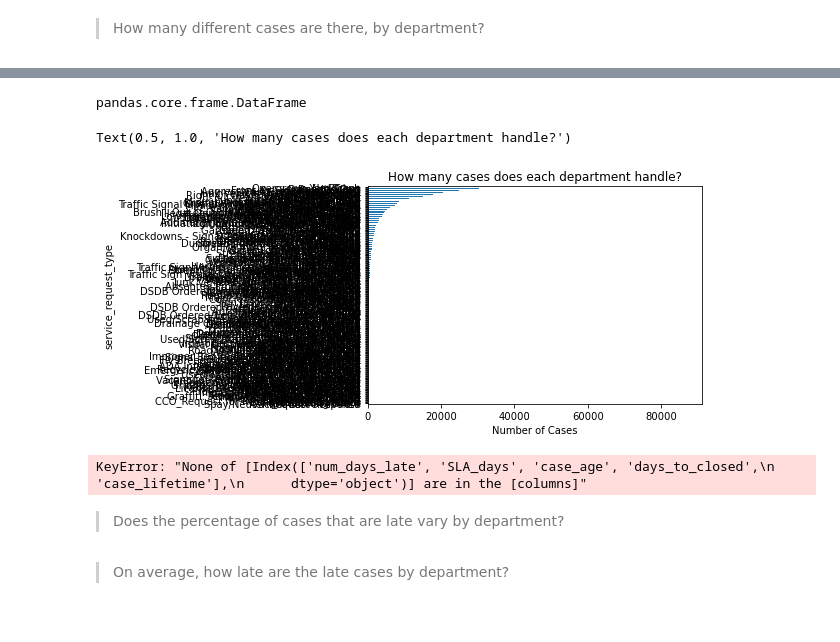
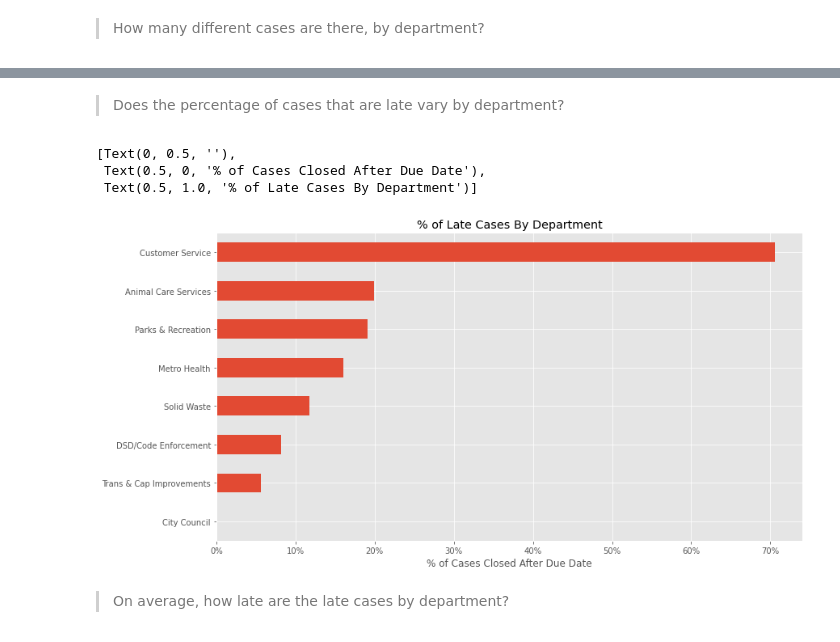
Before and after one commit to randyfrench/spark-exercises, a Jupyter notebook: explore.ipynb, the cells around one changed output, grey strips where cells are left out. Cells and saved outputs as stored; diff of their text form; code cells hidden in the pictures.

```diff
--- a/explore.ipynb
+++ b/explore.ipynb
@@ -81,36 +53,26 @@ the_pandas_dataframe_we_know_and_love
-# %%
-type(the_pandas_dataframe_we_know_and_love)
-# %% [output]
-pandas.core.frame.DataFrame
-# %%
-(
-    df.groupBy("service_request_type")
-    .count() # aggregate with spark
-    .toPandas() # converts to a pandas dataframe
-    .set_index('service_request_type')
-    ['count'] # a single pandas series
-    .sort_values()
-    .plot.barh() # pandas built-in plotting
-)
-plt.xlabel('Number of Cases')
-plt.title('How many cases does each department handle?')
-# %% [output]
-Text(0.5, 1.0, 'How many cases does each department handle?')
-[figure, removed]
-# %%
-numeric_cols = [
-    "num_days_late",
-    "SLA_days",
-    "case_age",
-    "days_to_closed",
-    "case_lifetime",
-]
-
-sns.pairplot(the_pandas_dataframe_we_know_and_love[numeric_cols])
-# %% [output]
-KeyError: "None of [Index(['num_days_late', 'SLA_days', 'case_age', 'days_to_closed',\n       'case_lifetime'],\n      dtype='object')] are in the [columns]"
 # %% [markdown]
  > Does the percentage of cases that are late vary by department?
+# %%
+(
+    df.withColumn("case_late", col("case_late").cast("int"))
+    .groupby("department")
+    .agg(avg("case_late").alias("p_cases_late"))
+    .toPandas()
+    .set_index("department")
+    .p_cases_late.sort_values()
+    .plot.barh()
+)
+plt.gca().xaxis.set_major_formatter(mpl.ticker.FuncFormatter("{:.0%}".format))
+plt.gca().set(
+    ylabel="",
+    xlabel="% of Cases Closed After Due Date",
+    title="% of Late Cases By Department",
+)
+# %% [output]
+[Text(0, 0.5, ''),
+ Text(0.5, 0, '% of Cases Closed After Due Date'),
+ Text(0.5, 1.0, '% of Late Cases By Department')]
+[figure, added]
 # %% [markdown]
 > On average, how late are the late cases by department?
 # %% [markdown]
```
Also changed, not shown: parts of 4 cells of this notebook.
